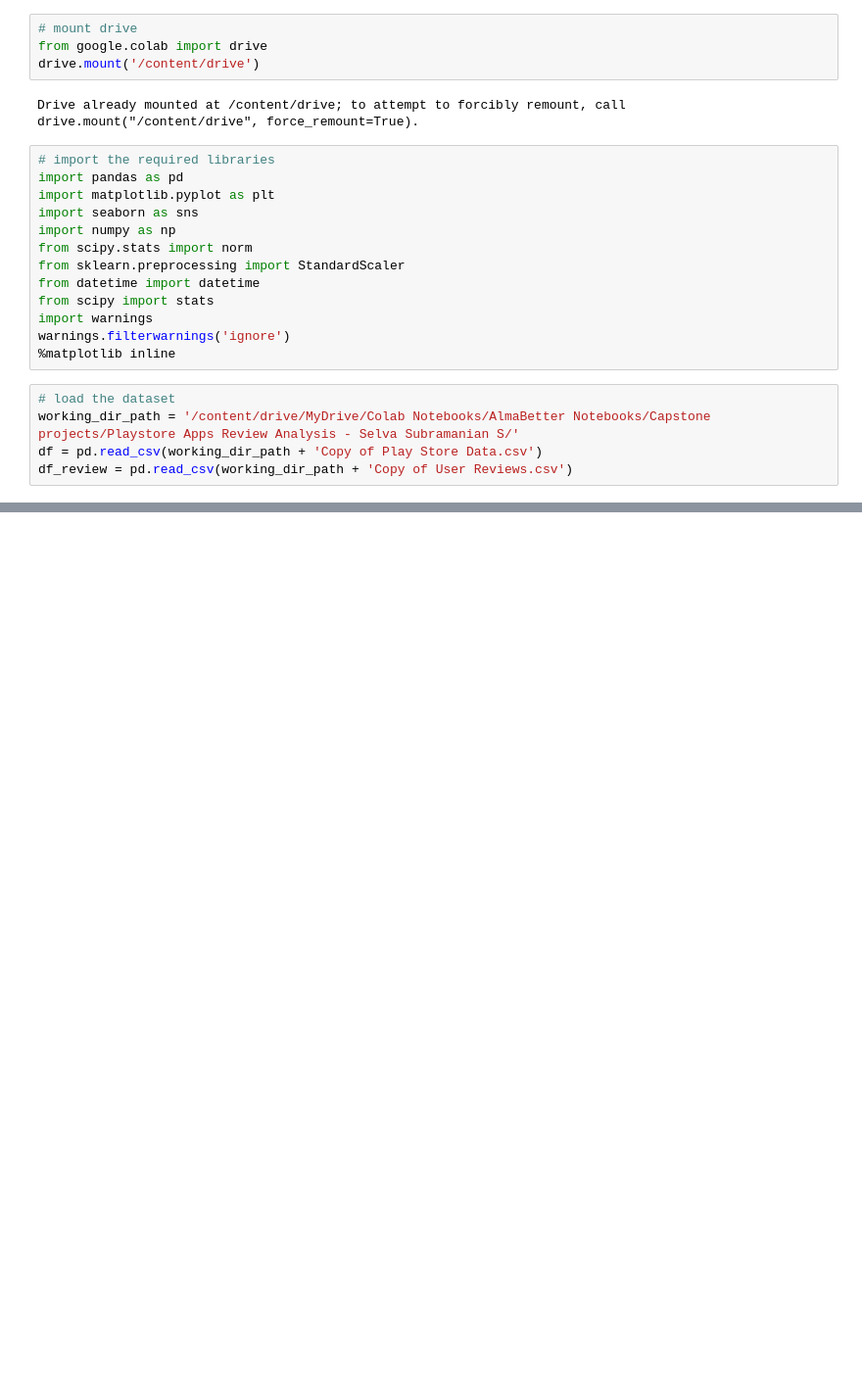
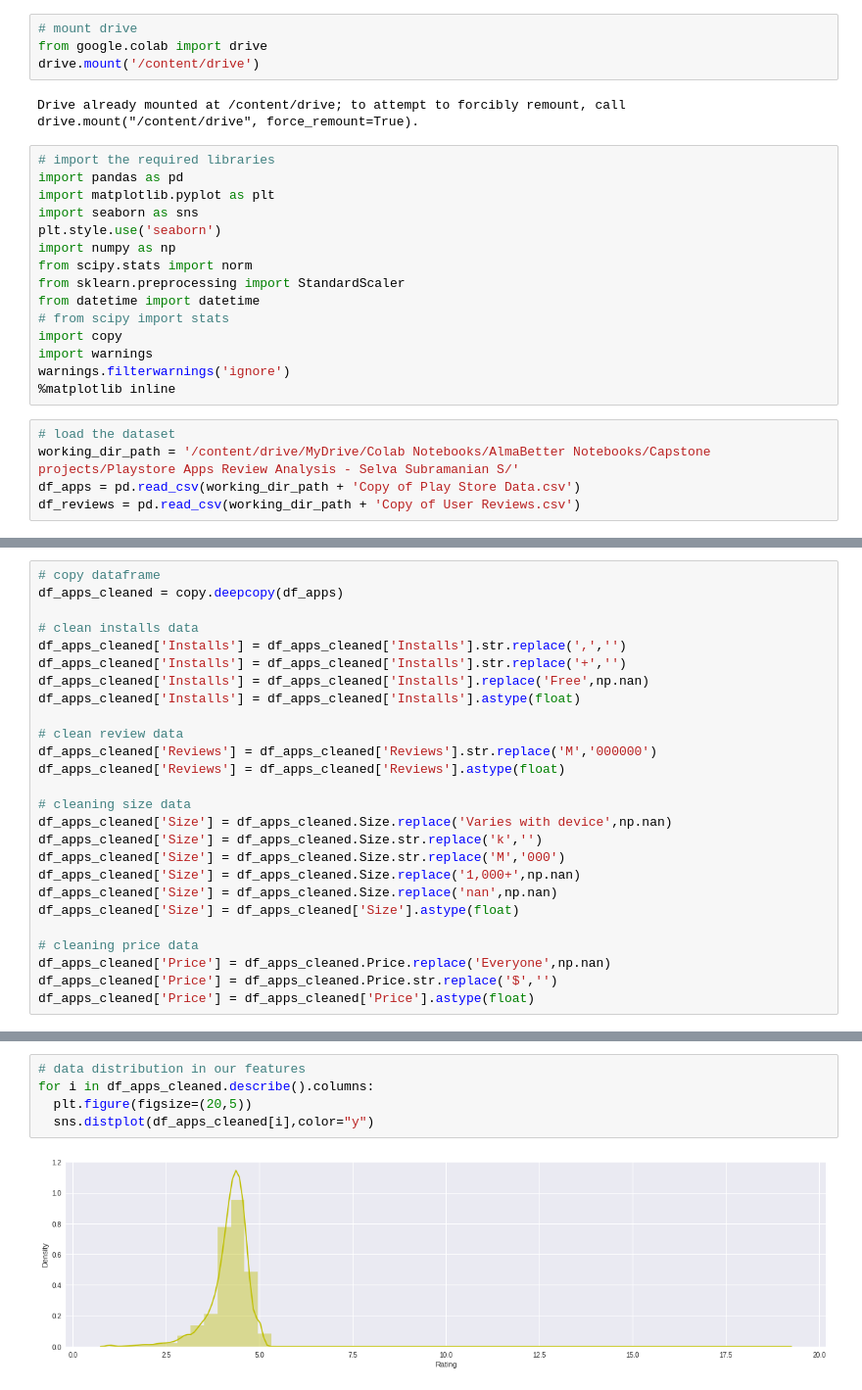
Before and after one commit to Selva-Subramanian/Playstore-Apps-Review-Analysis, a Jupyter notebook: Playstore_Apps_Review_Analysis.ipynb, the cells around one changed output, grey strips where cells are left out. Shown: that part at 98% size. Drawn from its saved outputs; the diff is of its cells as text; blank space fills up the shorter version.

```diff
--- a/Playstore_Apps_Review_Analysis.ipynb
+++ b/Playstore_Apps_Review_Analysis.ipynb
@@ -11,16 +19,18 @@ Drive already mounted at /content/drive; to attempt to forcibly remount, call dr
 import pandas as pd
 import matplotlib.pyplot as plt
 import seaborn as sns
+plt.style.use('seaborn')
 import numpy as np
 from scipy.stats import norm
 from sklearn.preprocessing import StandardScaler
 from datetime import datetime
-from scipy import stats
+# from scipy import stats
+import copy
 import warnings
 warnings.filterwarnings('ignore')
 %matplotlib inline
 # %%
 # load the dataset
 working_dir_path = '/content/drive/MyDrive/Colab Notebooks/AlmaBetter Notebooks/Capstone projects/Playstore Apps Review Analysis - Selva Subramanian S/'
-df = pd.read_csv(working_dir_path + 'Copy of Play Store Data.csv')
-df_review = pd.read_csv(working_dir_path + 'Copy of User Reviews.csv')
+df_apps = pd.read_csv(working_dir_path + 'Copy of Play Store Data.csv')
+df_reviews = pd.read_csv(working_dir_path + 'Copy of User Reviews.csv')
@@ -26,0 +127,26 @@ df_review = pd.read_csv(working_dir_path + 'Copy of User Reviews.csv')
+# %%
+# copy dataframe
+df_apps_cleaned = copy.deepcopy(df_apps)
+
+# clean installs data
+df_apps_cleaned['Installs'] = df_apps_cleaned['Installs'].str.replace(',','')
+df_apps_cleaned['Installs'] = df_apps_cleaned['Installs'].str.replace('+','')
+df_apps_cleaned['Installs'] = df_apps_cleaned['Installs'].replace('Free',np.nan)
+df_apps_cleaned['Installs'] = df_apps_cleaned['Installs'].astype(float)
+
+# clean review data
+df_apps_cleaned['Reviews'] = df_apps_cleaned['Reviews'].str.replace('M','000000')
+df_apps_cleaned['Reviews'] = df_apps_cleaned['Reviews'].astype(float)
+
+# cleaning size data
+df_apps_cleaned['Size'] = df_apps_cleaned.Size.replace('Varies with device',np.nan)
+df_apps_cleaned['Size'] = df_apps_cleaned.Size.str.replace('k','')
+df_apps_cleaned['Size'] = df_apps_cleaned.Size.str.replace('M','000')
+df_apps_cleaned['Size'] = df_apps_cleaned.Size.replace('1,000+',np.nan)
+df_apps_cleaned['Size'] = df_apps_cleaned.Size.replace('nan',np.nan)
+df_apps_cleaned['Size'] = df_apps_cleaned['Size'].astype(float)
+
+# cleaning price data
+df_apps_cleaned['Price'] = df_apps_cleaned.Price.replace('Everyone',np.nan)
+df_apps_cleaned['Price'] = df_apps_cleaned.Price.str.replace('$','')
+df_apps_cleaned['Price'] = df_apps_cleaned['Price'].astype(float)
@@ -26,0 +155,7 @@ df_review = pd.read_csv(working_dir_path + 'Copy of User Reviews.csv')
+# %%
+# data distribution in our features
+for i in df_apps_cleaned.describe().columns:
+  plt.figure(figsize=(20,5))
+  sns.distplot(df_apps_cleaned[i],color="y")
+# %% [output]
+[figure, added]
```
Also changed, not shown: parts of 153 cells of this notebook.
